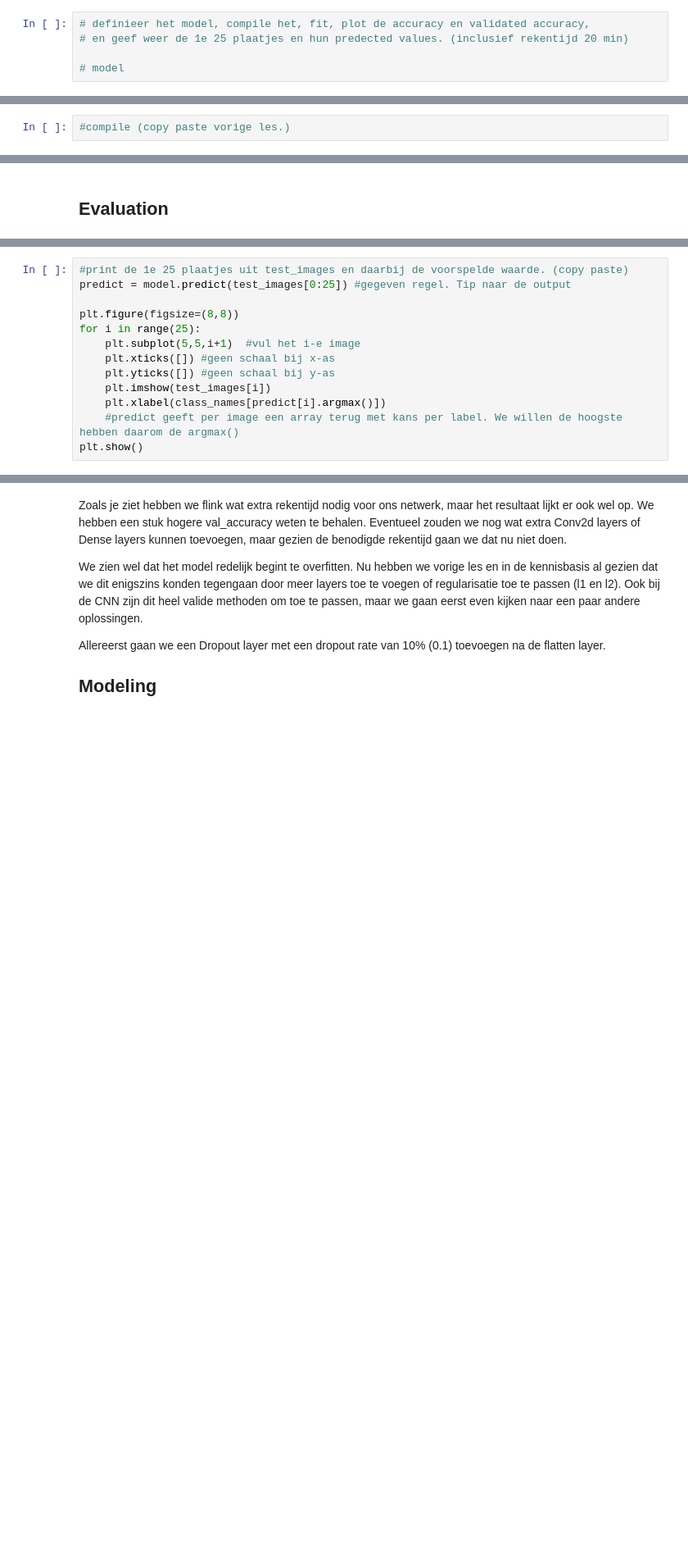
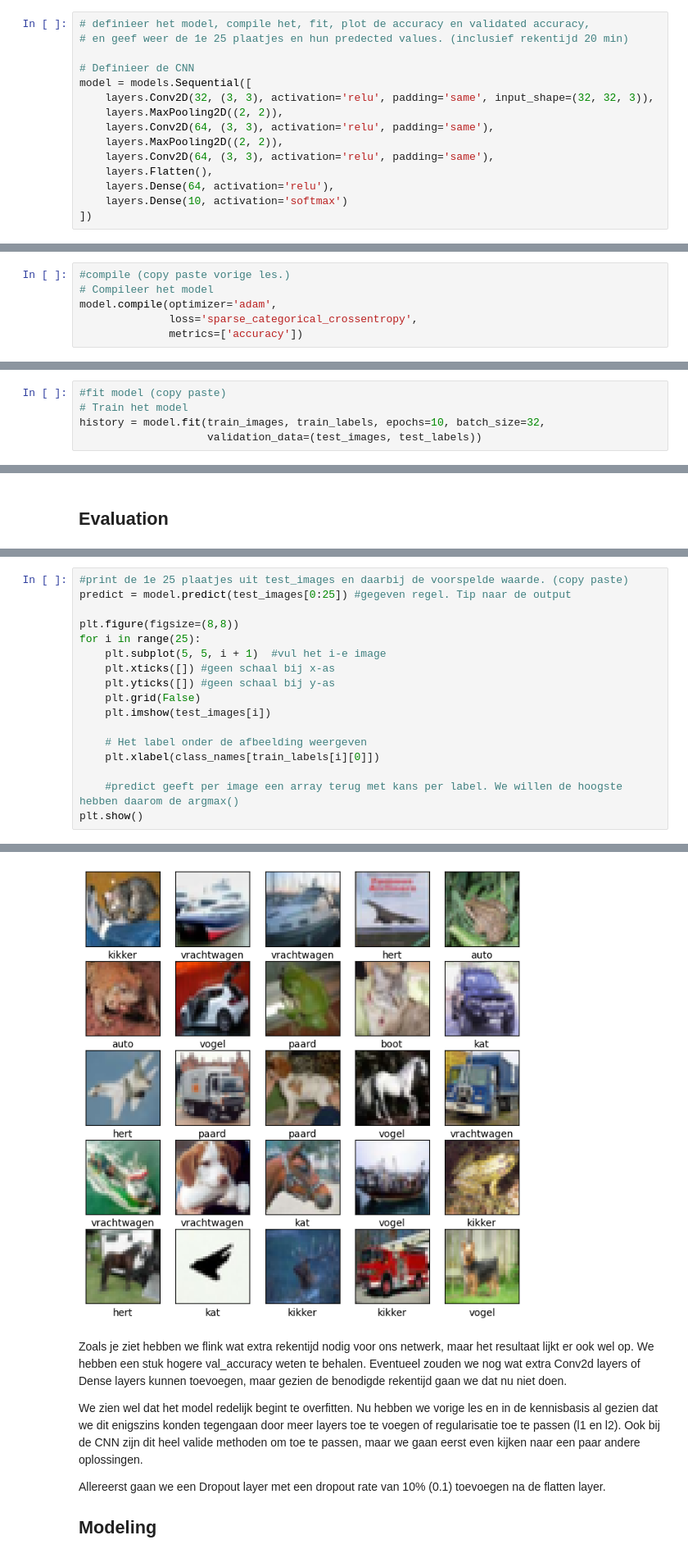
Before and after one commit to EsmeeK1/MachineLearning, a Jupyter notebook: thema's/neurale_netwerken/Thema (C)NN werkcollege 2 studentversie.ipynb, the cells around one changed output, grey strips where cells are left out. Shown at 82% size. Cells and saved outputs as stored; diff of their text form; blank space fills up the shorter version.

```diff
--- a/thema's/neurale_netwerken/Thema (C)NN werkcollege 2 studentversie.ipynb
+++ b/thema's/neurale_netwerken/Thema (C)NN werkcollege 2 studentversie.ipynb
@@ -58,11 +87,25 @@ tot een vector en eindig met een Dense layer.
 # definieer het model, compile het, fit, plot de accuracy en validated accuracy,
 # en geef weer de 1e 25 plaatjes en hun predected values. (inclusief rekentijd 20 min)
 
-# model
+# Definieer de CNN
+model = models.Sequential([
+    layers.Conv2D(32, (3, 3), activation='relu', padding='same', input_shape=(32, 32, 3)),
+    layers.MaxPooling2D((2, 2)),
+    layers.Conv2D(64, (3, 3), activation='relu', padding='same'),
+    layers.MaxPooling2D((2, 2)),
+    layers.Conv2D(64, (3, 3), activation='relu', padding='same'),
+    layers.Flatten(),
+    layers.Dense(64, activation='relu'),
+    layers.Dense(10, activation='softmax')
+])
 # %% [markdown]
 Compile het model met de juiste optimizer, loss-functie en metrics
 # %%
 #compile (copy paste vorige les.)
+# Compileer het model
+model.compile(optimizer='adam',
+              loss='sparse_categorical_crossentropy',
+              metrics=['accuracy'])
 # %% [markdown]
 Fit het model met de juiste datasets. Train 25 epochs. Onthoudt de resultaten in een variabele (bijv history)
 
@@ -71,0 +113,5 @@ NB: Als je geen laptop met een nVidia kaart hebt, beperk je dan tot 10 epochs.
+# %%
+#fit model (copy paste)
+# Train het model
+history = model.fit(train_images, train_labels, epochs=10, batch_size=32,
+                    validation_data=(test_images, test_labels))
@@ -87,10 +165,15 @@ predict = model.predict(test_images[0:25]) #gegeven regel. Tip naar de output
 
 plt.figure(figsize=(8,8))
 for i in range(25):
-    plt.subplot(5,5,i+1)  #vul het i-e image
+    plt.subplot(5, 5, i + 1)  #vul het i-e image
     plt.xticks([]) #geen schaal bij x-as
     plt.yticks([]) #geen schaal bij y-as
+    plt.grid(False)
     plt.imshow(test_images[i])
-    plt.xlabel(class_names[predict[i].argmax()])
+
+    # Het label onder de afbeelding weergeven
+    plt.xlabel(class_names[train_labels[i][0]])
+
     #predict geeft per image een array terug met kans per label. We willen de hoogste hebben daarom de argmax()
 plt.show()
+# %% [output]
@@ -97,3 +181,4 @@ plt.show()
+[figure, added]
 # %% [markdown]
 Zoals je ziet hebben we flink wat extra rekentijd nodig voor ons netwerk, maar het resultaat lijkt er ook wel op. We hebben een stuk hogere val_accuracy weten te behalen. Eventueel zouden we nog wat extra Conv2d layers of Dense layers kunnen toevoegen, maar gezien de benodigde rekentijd gaan we dat nu niet doen.
 
```
Also changed, not shown: parts of 29 cells of this notebook, 1 other file.
